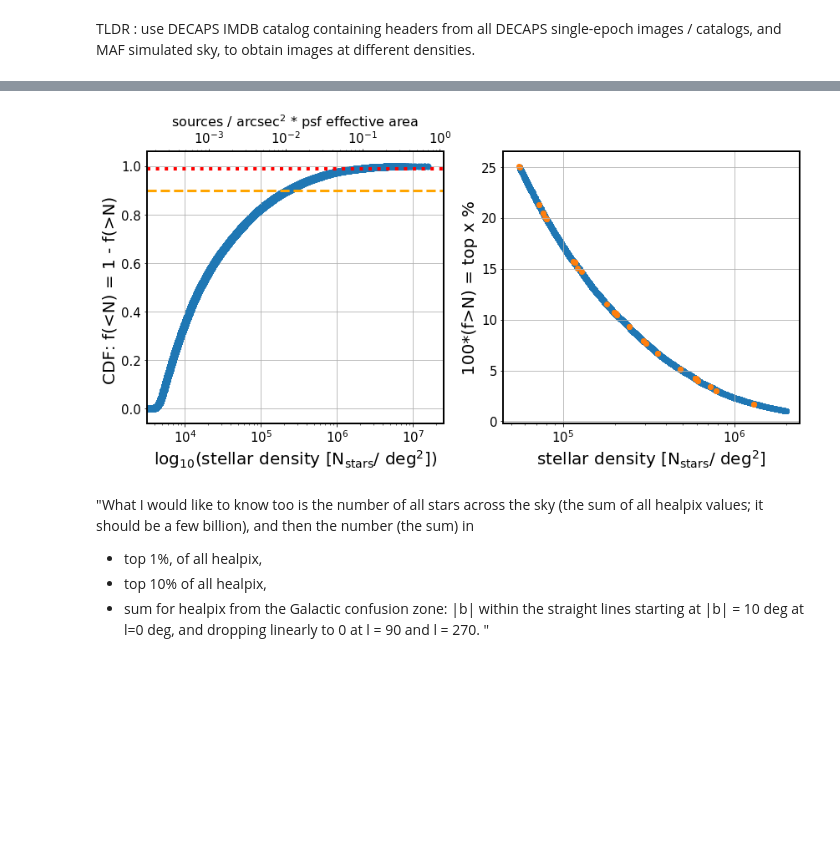
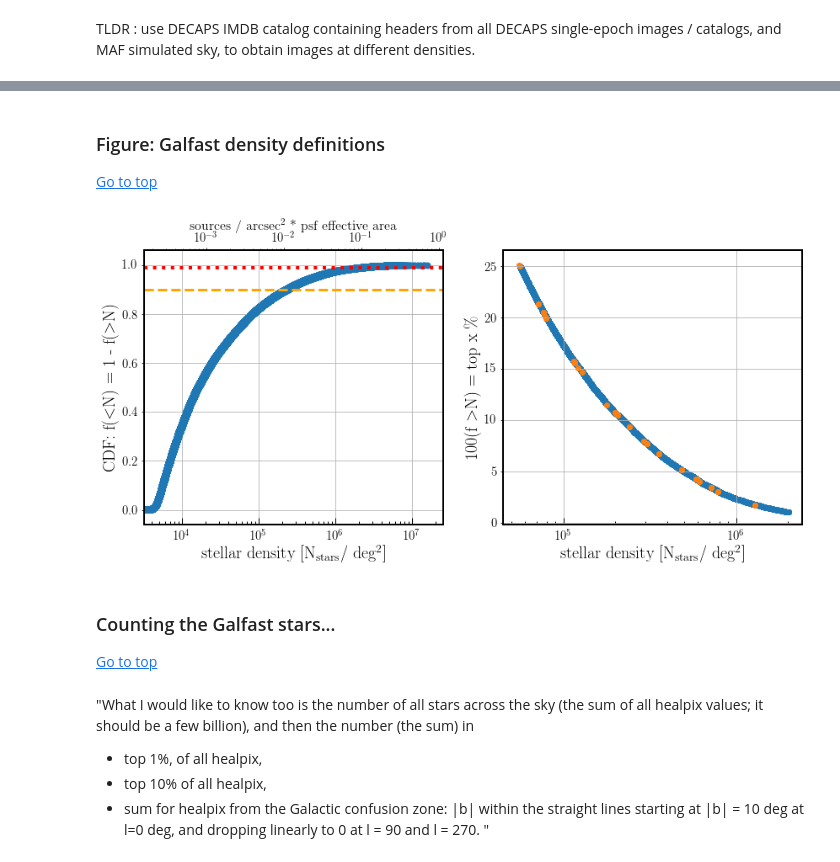
Before and after one commit to suberlak/crowded_fields, a Jupyter notebook: code/N0_DECAPS_select_MAF.ipynb, the cells around one changed output, grey strips where cells are left out. Saved outputs shown, nothing was run; the diff lists cells and outputs as text; code cells hidden in the pictures; blank space fills up the shorter version.

```diff
--- a/code/N0_DECAPS_select_MAF.ipynb
+++ b/code/N0_DECAPS_select_MAF.ipynb
@@ -84,3 +100,7 @@ healpix_table = Table([density, ra,dec, N_px_greater, frac_greater],
+# %% [markdown]
+### Figure: Galfast density definitions <a id='plotPercentiles'></a>
+
+[Go to top](#toc)
 # %%
 # Use the data for the entire simulation ...
 # Instead of making two plots, make one plot , with two x-axes...
@@ -96,22 +116,22 @@ rcParams['font.size'] = 15
 rcParams['axes.titlesize'] = 20
 
 
-
-
 # initialize plotting space
 fig,axs = plt.subplots(1,2,figsize=(14,6))
 ax1,ax3 = axs[0],axs[1]
 
+
+# LEFT PANEL
 #x = np.log10(healpix_table['source_density'])
 x = healpix_table['source_density']
 y = 1-healpix_table['frac_greater']
 ax1.scatter(x,y, lw=2, label=' ')
 ax1.semilogx()
+#ax1.xaxis.set_tick_params(width=5)
 
-ax1.set_xlabel(r'$\log_{10}$'+'(stellar density [N'+
-               r'$_{\mathrm{stars}}$'+'/ deg'+r'$^{2}$'+'])')#,
+ax1.set_xlabel('stellar density [N'+r'$_{\mathrm{stars}}$'+'/ deg'+r'$^{2}$'+']')#,
                #  fontsize=16)
-ax1.set_ylabel('CDF: f(<N) = 1 - f(>N) ')
+ax1.set_ylabel(r'CDF: f(\textless N) = 1 - f(\textgreater N) ')
 ax1.set_xlim(np.power(10,3.5),)
 
 psf_eff_area = 0.64
@@ -123,42 +143,49 @@ ax2 = ax1.twiny()
 ax2.scatter(x1,y, lw=2, label=' ')
 ax2.semilogx()
 
 #ax2.set_xlim(np.log10(np.power(10,3.5)/ (3600*3600)  * psf_eff_area), )
 ax2.set_xlim((np.power(10,3.5)/ (3600*3600)) * psf_eff_area)
 ax2.set_xlabel('sources / arcsec'+r'$^{2}$'+' * psf effective area',
                  fontsize=16)
 ax1.grid()
 ax2.axhline(0.9, ls='--', lw=3, color='orange', label='top 10% ')
 ax2.axhline(0.99, ls=':', lw=4, color='red',label='top 1% ')
 #plt.legend(nrow=2)
 
+
+# RIGHT PANEL
+
 # show the sampled population
 perc = 100*(healpix_table['frac_greater'])
 m = (1<perc)*(perc < 25)
 
-#fig,ax = plt.subplots(1,1)
-#true_x = np.log10(healpix_table['source_density'][m])
 true_x = healpix_table['source_density'][m]
 true_y = perc[m]
 ax3.scatter(true_x, true_y)
 ax3.semilogx()
 visit_table = Table.read('decaps_lsst_visit_info.txt', format='ascii')
-#sampled_x = visit_table['N_per_sq_deg_decaps']
-#s = np.argsort(true_x)
-#interp_y = np.interp(sampled_x, true_x[s], true_y[s])
-#ax.scatter(sampled_x, interp_y)
 
-#x = np.log10(visit_table['MAFnumber_lsst'])
 x = visit_table['MAFnumber_lsst']
 y = visit_table['density_lsst']
 ax3.scatter(x,y)
-ax3.set_ylabel('100*(f>N) = top x %')
+ax3.set_ylabel(r'100(f \textgreater N) = top x \%')
 ax3.set_xlabel('stellar density [N'+
                r'$_{\mathrm{stars}}$'+'/ deg'+r'$^{2}$'+']')
 ax3.grid()
+
+for ax in [ax1,ax3]:
+    # list of all params
+    # https://matplotlib.org/api/_as_gen/matplotlib.axes.Axes.tick_params.html
+    ax.tick_params('x', length=8, width=1, which='major', direction='in',pad=8)
+    ax.tick_params('x', length=4, width=1, which='minor', direction='in')
+
 plt.savefig('MAF_density_definitions.png', bbox_inches='tight')
 # %% [output]
-[figure, old version]
+[figure, new version]
+# %% [markdown]
+### Counting the Galfast stars... <a id='countGalfast'></a>
+
+[Go to top](#toc)
 # %% [markdown]
 "What I would like to know too is the number of all stars across the sky (the
 sum of all healpix values; it should be a few billion), and then the number
```
Also changed, not shown: parts of 21 cells of this notebook, 1 other file.
